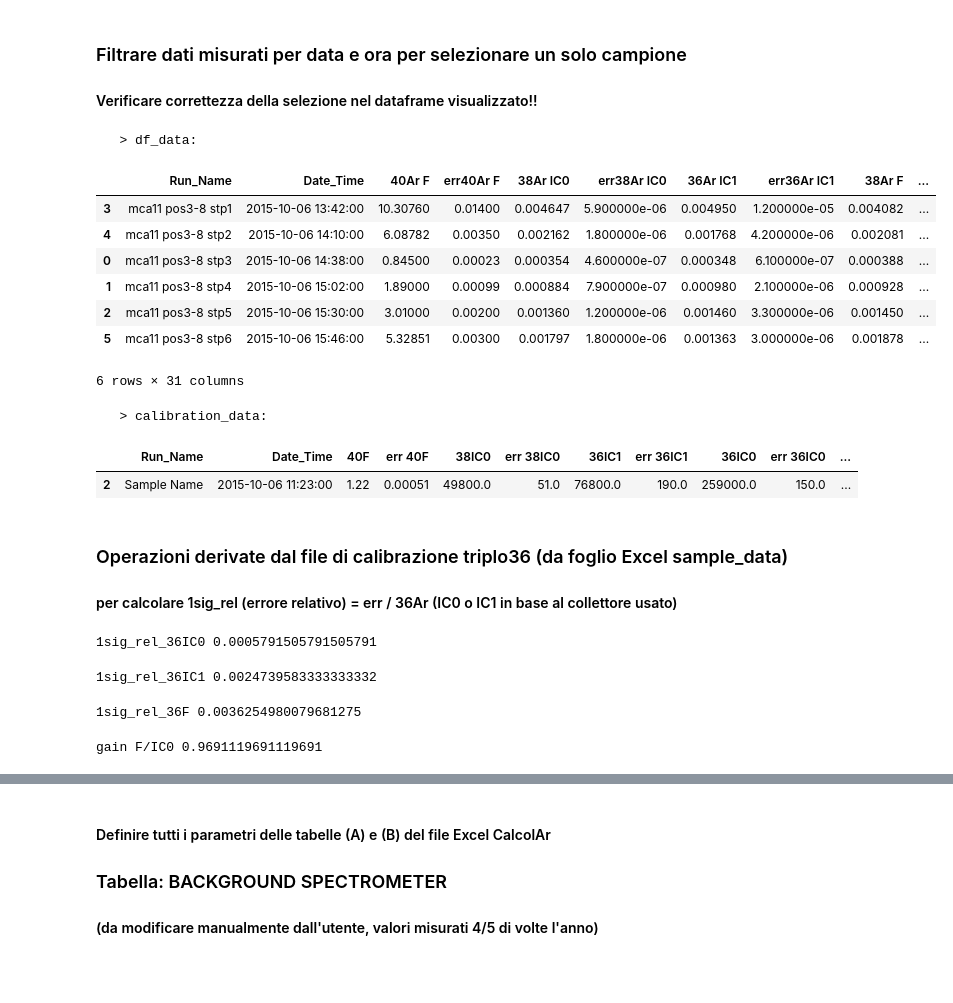
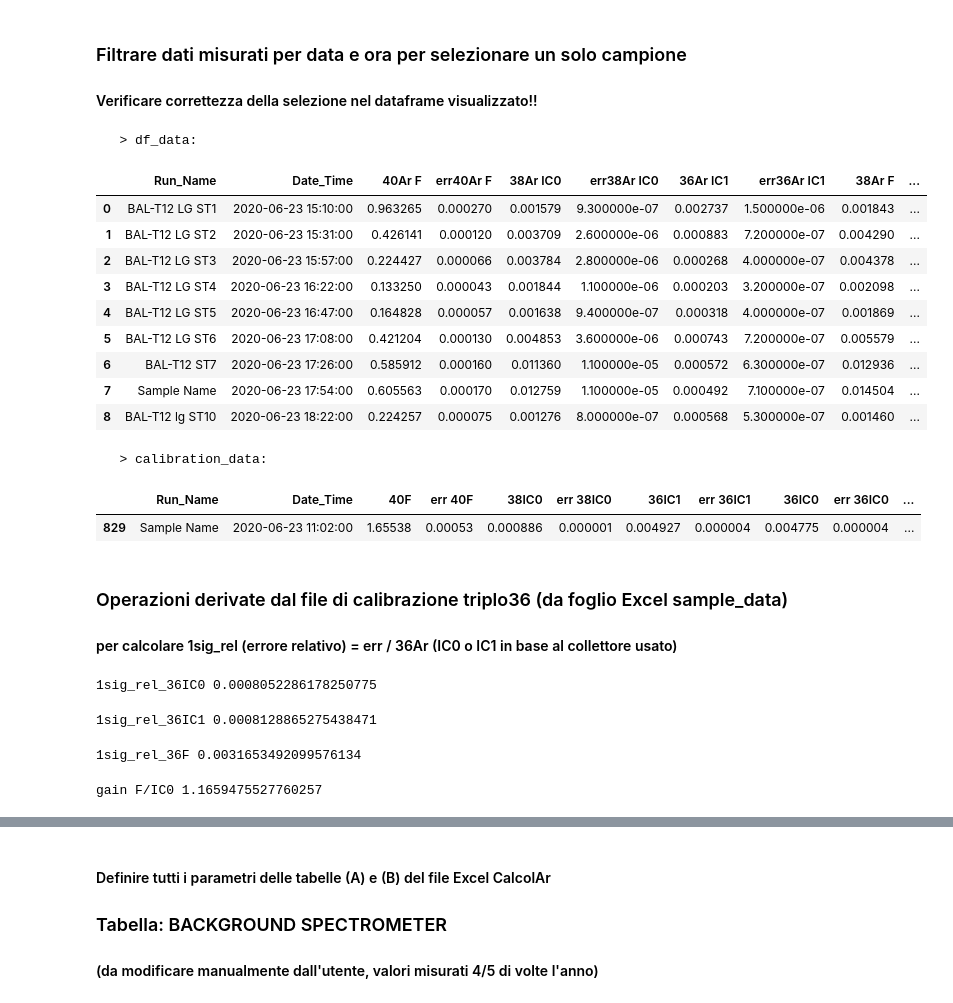
Before and after one commit to gecos-lab/PyCalcolAr, a Jupyter notebook: notebooks/PyCalcolAr_working.ipynb, the cells around one changed output, grey strips where cells are left out. Saved outputs shown, nothing was run; the diff lists cells and outputs as text; code cells hidden in the pictures; blank space fills up the shorter version.

```diff
--- a/notebooks/PyCalcolAr_working.ipynb
+++ b/notebooks/PyCalcolAr_working.ipynb
@@ -8,6 +8,8 @@ import numpy as np
 import math
 from IPython.display import display
 
+pd.set_option('display.max_columns', None)
+
 # Variabili utilizzate nel calcolo, da modificare manualmente dall'utente
 delay = 246
 # %% [markdown]
@@ -60,14 +62,14 @@ airpipette_data.drop('Run',axis=1, inplace=True)
 
 # Conversione valore da count a V per tutti IC0,IC1 e relativi errori... (n / 62415000)
 
-#airpipette_data.loc[:,'38IC0'] = airpipette_data.loc[:,'38IC0'].values / 62415000
-#airpipette_data.loc[:,'err 38IC0'] = airpipette_data.loc[:,'err 38IC0'].values / 62415000
-#airpipette_data.loc[:,'36IC1'] = airpipette_data.loc[:,'36IC1'].values / 62415000
-#airpipette_data.loc[:,'err 36IC1'] = airpipette_data.loc[:,'err 36IC1'].values / 62415000
-#airpipette_data.loc[:,'36IC0'] = airpipette_data.loc[:,'36IC0'].values / 62415000
-#airpipette_data.loc[:,'err 36IC0'] = airpipette_data.loc[:,'err 36IC0'].values / 62415000
-#airpipette_data.loc[:,'36F'] = airpipette_data.loc[:,'36F'].values / 62415000
-#airpipette_data.loc[:,'err 36F'] = airpipette_data.loc[:,'err 36F'].values / 62415000
+airpipette_data.loc[:,'38IC0'] = airpipette_data.loc[:,'38IC0'].values / 62415000
+airpipette_data.loc[:,'err 38IC0'] = airpipette_data.loc[:,'err 38IC0'].values / 62415000
+airpipette_data.loc[:,'36IC1'] = airpipette_data.loc[:,'36IC1'].values / 62415000
+airpipette_data.loc[:,'err 36IC1'] = airpipette_data.loc[:,'err 36IC1'].values / 62415000
+airpipette_data.loc[:,'36IC0'] = airpipette_data.loc[:,'36IC0'].values / 62415000
+airpipette_data.loc[:,'err 36IC0'] = airpipette_data.loc[:,'err 36IC0'].values / 62415000
+airpipette_data.loc[:,'36F'] = airpipette_data.loc[:,'36F'].values / 62415000
+airpipette_data.loc[:,'err 36F'] = airpipette_data.loc[:,'err 36F'].values / 62415000
 
 #airpipette_data
 
@@ -159,49 +161,52 @@ display(df_data)
 #### Verificare correttezza della selezione nel dataframe visualizzato!!
 # %%
 # filtrare il dataframe per data
-filter_data_min = pd.Timestamp(year=2015, month=10, day=6, hour=0)
-filter_data_max = pd.Timestamp(year=2015, month=10, day=6, hour=20)
+filter_data_min = pd.Timestamp(year=2020, month=6, day=23, hour=14)
+filter_data_max = pd.Timestamp(year=2020, month=6, day=23, hour=20)
 
 df_data = df_data[(df_data['Date_Time'] > filter_data_min) & (df_data['Date_Time'] < filter_data_max)]
 df_data.reset_index(drop=True, inplace=True)
 df_data.sort_values('Date_Time', axis=0, ascending=True, inplace=True, kind='quicksort', na_position='last')
-
+df_data.reset_index(inplace=True, drop=True)
 print("\n   > df_data:")
 display(df_data)
+df_data.to_excel('df_data.xls') # creare un file excel
 
 # opzione con selezione manuale da lista dropdown
 # filtrare il dataframe per data, prendendo una sola riga
 # import ipywidgets as widgets
 # usando to_list()[-1] si seleziona l'ultimo elemento della lista, cioè la calbrazione più recente, come default
 # data_w = widgets.Dropdown(options=airpipette_data['Date_Time'].to_list(),
 #                  value=airpipette_data['Date_Time'].to_list()[-1],
 #                  description='Date_Time of calibration:',
 #                  disabled=False)
 # data_w = data_w.value
 
 # opzione selezione automatica della calibrazione più recente disponibile tra quelle più vecchie della misura
 sample_min = min(df_data['Date_Time'].to_list())
 older_calibration_df = airpipette_data[airpipette_data['Date_Time'] < sample_min]
 data_w = max(older_calibration_df['Date_Time'].to_list())
 
 airpipette_data_filtered = airpipette_data[airpipette_data['Date_Time'] == data_w]
 calibration_data = airpipette_data_filtered
 
 print("\n\n   > calibration_data:")
 display(calibration_data)
 # %% [output]
    > df_data:
 |  | Run_Name | Date_Time | 40Ar F | err40Ar F | 38Ar IC0 | err38Ar IC0 | 36Ar IC1 | err36Ar IC1 | 38Ar F | ... |
-| 3 | mca11 pos3-8 stp1 | 2015-10-06 13:42:00 | 10.30760 | 0.01400 | 0.004647 | 5.900000e-06 | 0.004950 | 1.200000e-05 | 0.004082 | ... |
-| 4 | mca11 pos3-8 stp2 | 2015-10-06 14:10:00 | 6.08782 | 0.00350 | 0.002162 | 1.800000e-06 | 0.001768 | 4.200000e-06 | 0.002081 | ... |
-| 0 | mca11 pos3-8 stp3 | 2015-10-06 14:38:00 | 0.84500 | 0.00023 | 0.000354 | 4.600000e-07 | 0.000348 | 6.100000e-07 | 0.000388 | ... |
-| 1 | mca11 pos3-8 stp4 | 2015-10-06 15:02:00 | 1.89000 | 0.00099 | 0.000884 | 7.900000e-07 | 0.000980 | 2.100000e-06 | 0.000928 | ... |
-| 2 | mca11 pos3-8 stp5 | 2015-10-06 15:30:00 | 3.01000 | 0.00200 | 0.001360 | 1.200000e-06 | 0.001460 | 3.300000e-06 | 0.001450 | ... |
-| 5 | mca11 pos3-8 stp6 | 2015-10-06 15:46:00 | 5.32851 | 0.00300 | 0.001797 | 1.800000e-06 | 0.001363 | 3.000000e-06 | 0.001878 | ... |
+| 0 | BAL-T12 LG ST1 | 2020-06-23 15:10:00 | 0.963265 | 0.000270 | 0.001579 | 9.300000e-07 | 0.002737 | 1.500000e-06 | 0.001843 | ... |
+| 1 | BAL-T12 LG ST2 | 2020-06-23 15:31:00 | 0.426141 | 0.000120 | 0.003709 | 2.600000e-06 | 0.000883 | 7.200000e-07 | 0.004290 | ... |
+| 2 | BAL-T12 LG ST3 | 2020-06-23 15:57:00 | 0.224427 | 0.000066 | 0.003784 | 2.800000e-06 | 0.000268 | 4.000000e-07 | 0.004378 | ... |
+| 3 | BAL-T12 LG ST4 | 2020-06-23 16:22:00 | 0.133250 | 0.000043 | 0.001844 | 1.100000e-06 | 0.000203 | 3.200000e-07 | 0.002098 | ... |
+| 4 | BAL-T12 LG ST5 | 2020-06-23 16:47:00 | 0.164828 | 0.000057 | 0.001638 | 9.400000e-07 | 0.000318 | 4.000000e-07 | 0.001869 | ... |
+| 5 | BAL-T12 LG ST6 | 2020-06-23 17:08:00 | 0.421204 | 0.000130 | 0.004853 | 3.600000e-06 | 0.000743 | 7.200000e-07 | 0.005579 | ... |
+| 6 | BAL-T12 ST7 | 2020-06-23 17:26:00 | 0.585912 | 0.000160 | 0.011360 | 1.100000e-05 | 0.000572 | 6.300000e-07 | 0.012936 | ... |
+| 7 | Sample Name | 2020-06-23 17:54:00 | 0.605563 | 0.000170 | 0.012759 | 1.100000e-05 | 0.000492 | 7.100000e-07 | 0.014504 | ... |
+| 8 | BAL-T12 lg ST10 | 2020-06-23 18:22:00 | 0.224257 | 0.000075 | 0.001276 | 8.000000e-07 | 0.000568 | 5.300000e-07 | 0.001460 | ... |
-6 rows × 31 columns
+   > calibration_data:
-   > calibration_data:
 |  | Run_Name | Date_Time | 40F | err 40F | 38IC0 | err 38IC0 | 36IC1 | err 36IC1 | 36IC0 | err 36IC0 | ... |
-| 2 | Sample Name | 2015-10-06 11:23:00 | 1.22 | 0.00051 | 49800.0 | 51.0 | 76800.0 | 190.0 | 259000.0 | 150.0 | ... |
+| 829 | Sample Name | 2020-06-23 11:02:00 | 1.65538 | 0.00053 | 0.000886 | 0.000001 | 0.004927 | 0.000004 | 0.004775 | 0.000004 | ... |
 # %% [markdown]
 ### Operazioni derivate dal file di calibrazione triplo36 (da foglio Excel sample_data)
 #### per calcolare 1sig_rel (errore relativo) = err / 36Ar (IC0 o IC1 in base al collettore usato)
@@ -212,7 +217,7 @@ sig_rel_36IC0 = float(value_err36IC0 / value_36IC0)
 
 print ('1sig_rel_36IC0', sig_rel_36IC0)
 # %% [output]
-1sig_rel_36IC0 0.0005791505791505791
+1sig_rel_36IC0 0.0008052286178250775
 # %%
 value_err36IC1 = float(calibration_data['err 36IC1'].values)
 value_36IC1 = float(calibration_data['36IC1'].values)
@@ -220,7 +225,7 @@ sig_rel_36IC1 = float(value_err36IC1 / value_36IC1)
 
 print ('1sig_rel_36IC1', sig_rel_36IC1)
 # %% [output]
-1sig_rel_36IC1 0.0024739583333333332
+1sig_rel_36IC1 0.0008128865275438471
 # %%
 value_err36F = float(calibration_data['err 36F'].values)
 value_36F = float(calibration_data['36F'].values)
@@ -228,7 +233,7 @@ sig_rel_36F = float(value_err36F / value_36F)
 
 print ('1sig_rel_36F', sig_rel_36F)
 # %% [output]
-1sig_rel_36F 0.0036254980079681275
+1sig_rel_36F 0.0031653492099576134
 # %%
 # calcolo gain F/IC0
 
@@ -238,7 +243,7 @@ gain_F_IC0 = float(value_36F / value_36IC0)
 
 print ('gain F/IC0', gain_F_IC0)
 # %% [output]
-gain F/IC0 0.9691119691119691
+gain F/IC0 1.1659475527760257
 # %%
 # calcolo l'errore assoluto del gain F/IC0
 
```
Also changed, not shown: parts of 105 cells of this notebook.
